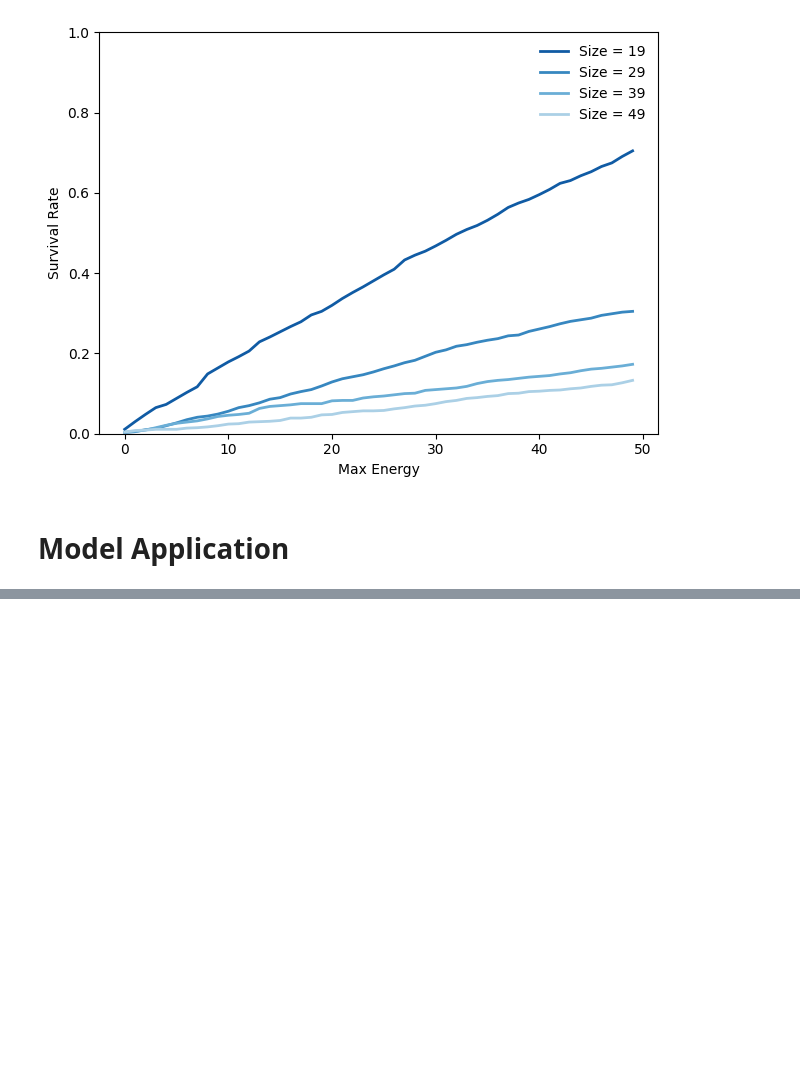
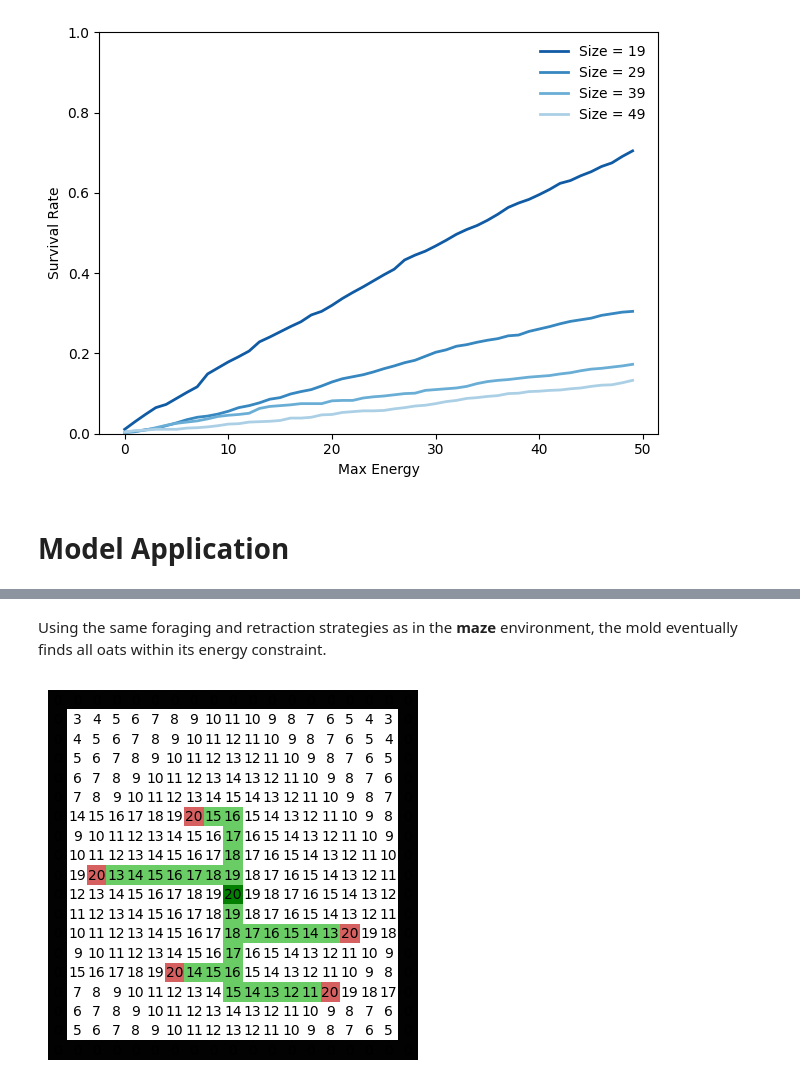
Before and after one commit to MengSunDom/CITS4403, a Jupyter notebook: CITS4403_29.ipynb, the cells around one changed output, grey strips where cells are left out. Cells and saved outputs as stored; diff of their text form; code cells hidden in the pictures; blank space fills up the shorter version.

```diff
--- a/CITS4403_29.ipynb
+++ b/CITS4403_29.ipynb
@@ -461,0 +475,10 @@ The slime mold in this experiment ultimately drew a network on a wall-less Petri
+# %% [markdown]
+Using the same foraging and retraction strategies as in the **maze** environment, the mold eventually finds all oats within its energy constraint.
+# %%
+env2.action = "forage"
+env2.step()
+env2.action = "retract"
+env2.step()
+env2.draw_with_energy()
+# %% [output]
+[figure, added]
```
Also changed, not shown: parts of 14 cells of this notebook, 2 other files.
